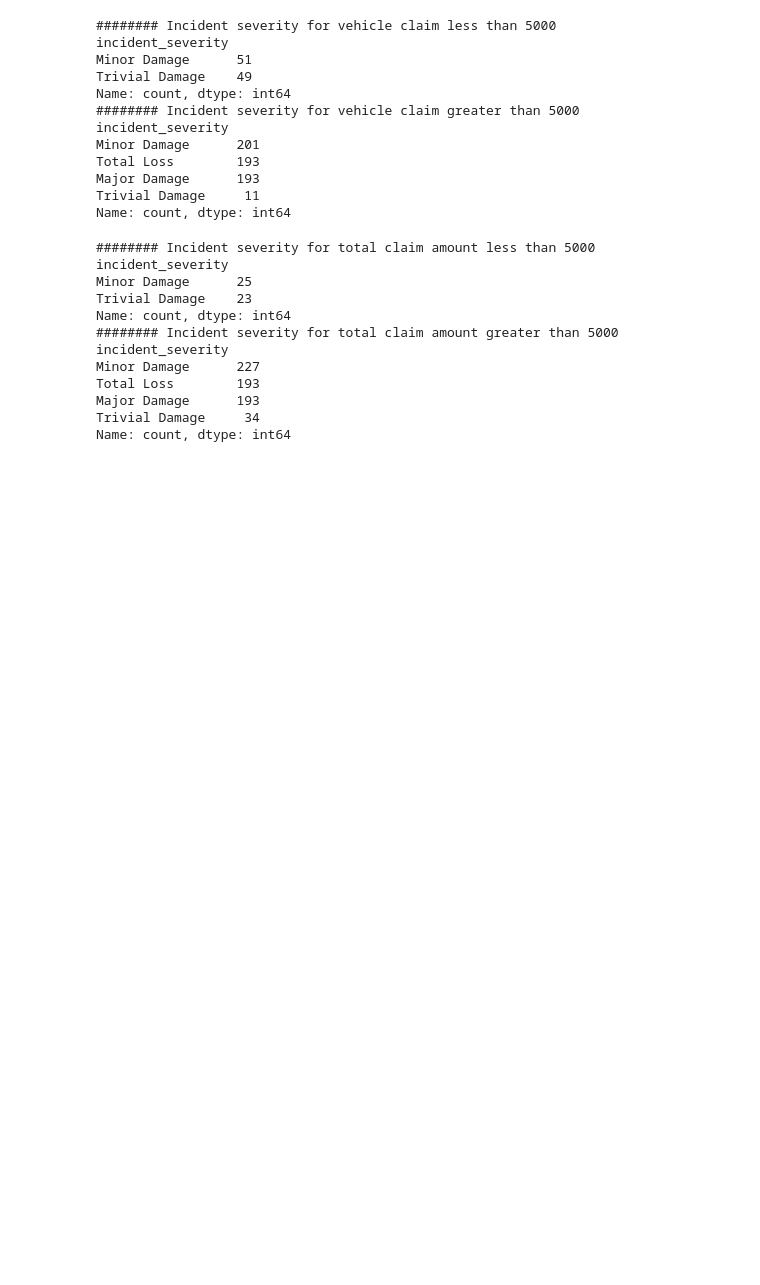
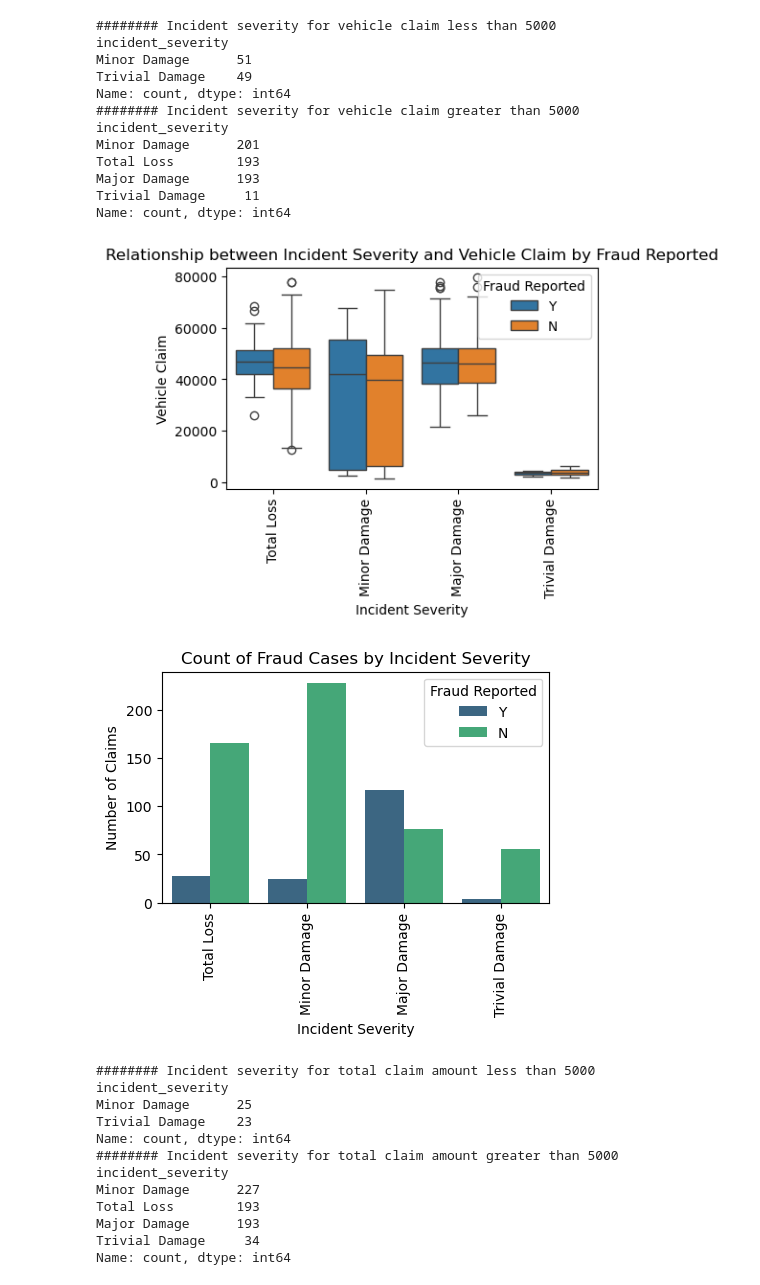
Before and after one commit to VFulara/Fraudulent-Claim-Detection, a Jupyter notebook: Fraudulent_Claim_Detection_Starter.ipynb, the cells around one changed output. Cells and saved outputs as stored; diff of their text form; code cells hidden in the pictures; blank space fills up the shorter version.

```diff
--- a/Fraudulent_Claim_Detection_Starter.ipynb
+++ b/Fraudulent_Claim_Detection_Starter.ipynb
@@ -652,6 +756,32 @@ Total Loss        193
 Major Damage      193
 Trivial Damage     11
 Name: count, dtype: int64
+# %%
+# Plot the relationship between incident_severity and vehicle_claim dividing it by fraud_reported
+
+plt.figure(figsize=(5, 3))
+sns.boxplot(x=X_train['incident_severity'], y=X_train['vehicle_claim'], hue=y_train)
+plt.title('Relationship between Incident Severity and Vehicle Claim by Fraud Reported')
+plt.xlabel('Incident Severity')
+plt.ylabel('Vehicle Claim')
+plt.legend(title='Fraud Reported')
+plt.xticks(rotation=90)  # Rotate x-axis labels for better visibility
+plt.show()
+
+# Create the grouped bar chart
+plt.figure(figsize=(5, 3))
+sns.countplot(data=X_train, x='incident_severity', hue=y_train, palette='viridis')
+
+# Add labels and title for clarity
+plt.title('Count of Fraud Cases by Incident Severity')
+plt.xlabel('Incident Severity')
+plt.ylabel('Number of Claims')
+plt.legend(title='Fraud Reported')
+plt.xticks(rotation=90)
+plt.show()
+# %% [output]
+[figure, added]
+[figure, added]
 # %%
 
 print('######## Incident severity for total claim amount less than 5000 ')
```
Also changed, not shown: parts of 21 cells of this notebook.
